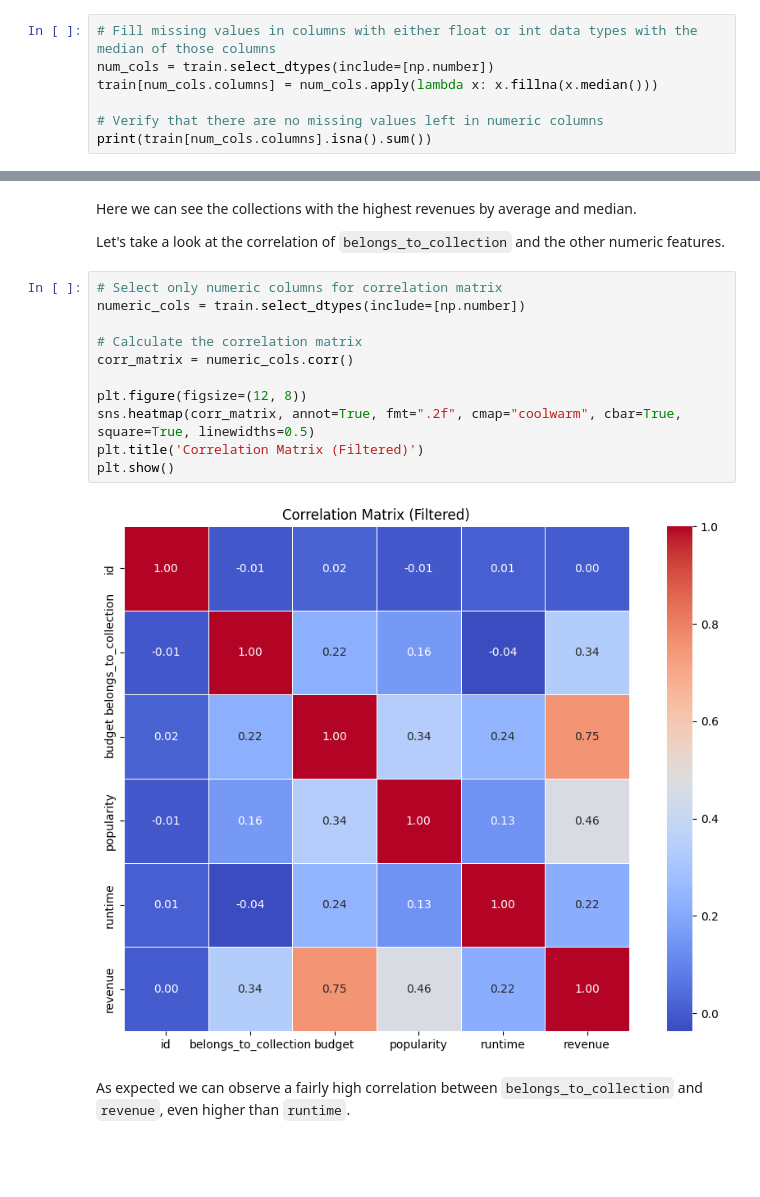
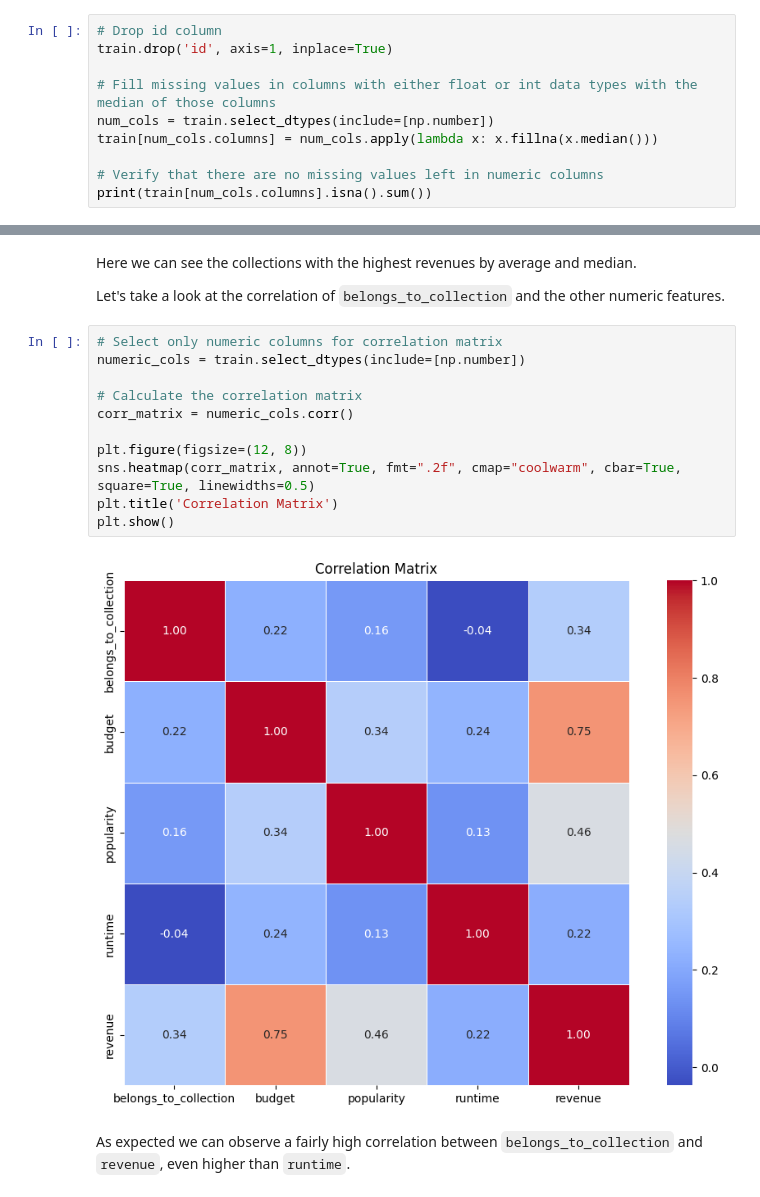
Before and after one commit to 1oannis/tmdb-machine-learning, a Jupyter notebook: tmdb.ipynb, the cells around one changed output, grey strips where cells are left out. Drawn from its saved outputs; the diff is of its cells as text; blank space fills up the shorter version.

```diff
--- a/tmdb.ipynb
+++ b/tmdb.ipynb
@@ -104,6 +104,9 @@ dtype: int64
 
 For the numerical columns we can easily fill in missing values by finding the median of the columns.
 # %%
+# Drop id column
+train.drop('id', axis=1, inplace=True)
+
 # Fill missing values in columns with either float or int data types with the median of those columns
 num_cols = train.select_dtypes(include=[np.number])
 train[num_cols.columns] = num_cols.apply(lambda x: x.fillna(x.median()))
@@ -371,16 +373,16 @@ Let's take a look at the correlation of `belongs_to_collection` and the other nu
 # %%
 # Select only numeric columns for correlation matrix
 numeric_cols = train.select_dtypes(include=[np.number])
 
 # Calculate the correlation matrix
 corr_matrix = numeric_cols.corr()
 
 plt.figure(figsize=(12, 8))
 sns.heatmap(corr_matrix, annot=True, fmt=".2f", cmap="coolwarm", cbar=True, square=True, linewidths=0.5)
-plt.title('Correlation Matrix (Filtered)')
+plt.title('Correlation Matrix')
 plt.show()
 # %% [output]
-[figure, old version]
+[figure, new version]
 # %% [markdown]
 As expected we can observe a fairly high correlation between `belongs_to_collection` and `revenue`, even higher than `runtime`.
 # %% [markdown]
```
Also changed, not shown: parts of 37 cells of this notebook.
